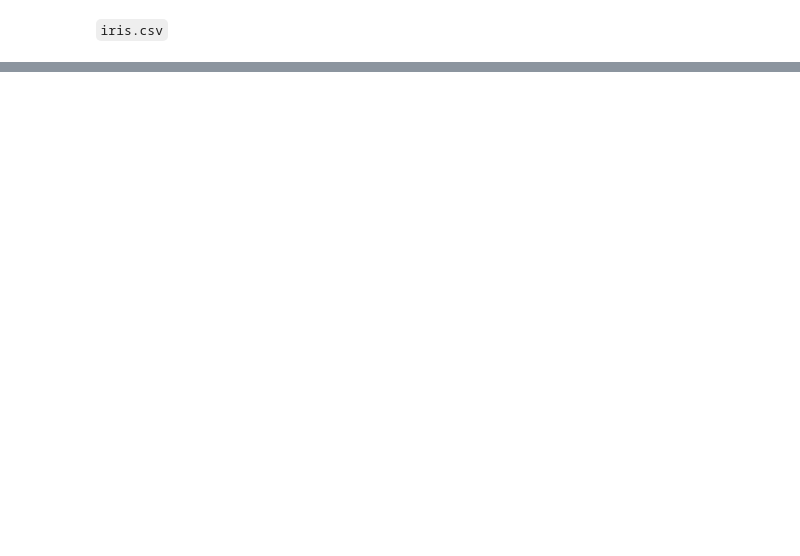
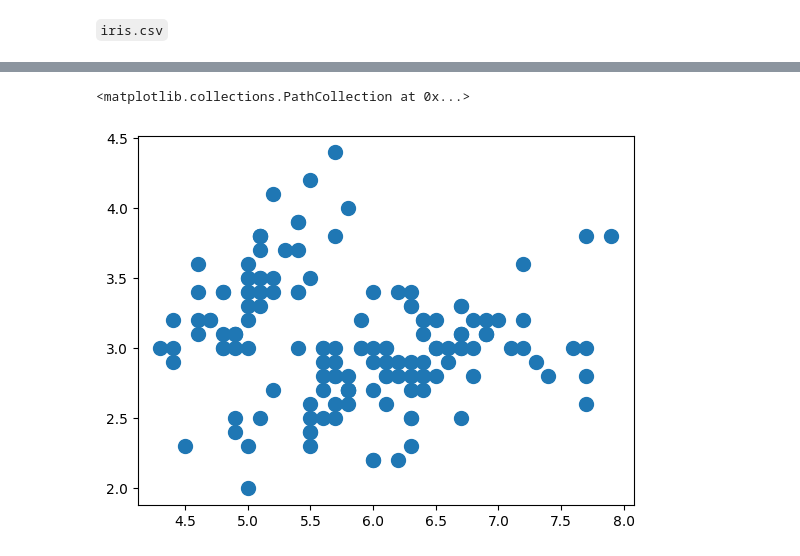
Before and after one commit to bintangsholu21/Pembelajaran-Mesin, a Jupyter notebook: Modul 7 - Clustering.ipynb, the cells around one changed output, grey strips where cells are left out. Cells and saved outputs as stored; diff of their text form; code cells hidden in the pictures; blank space fills up the shorter version.

```diff
--- a/Modul 7 - Clustering.ipynb
+++ b/Modul 7 - Clustering.ipynb
@@ -28,3 +26,13 @@ KMeans adalah satu metode unsupervised learning pada machine learning. Metode in
 *Perhitungan Manual KMeans*
 
 Pada modul jobsheet ini, kita akan langsung mempraktikkan pembuatan model KMeans dengan menggunakan python. Untuk modul pertama ini, kita akan menggunakan contoh kasus yang sederhana, yaitu dengan menggunakan dataset iris. Sedangkan untuk modul kedua, kita akan melakukan clustering dengan lebih advance, yaitu reduksi warna dengan data gambar
+# %%
+#Persiapan data
+import pandas as pd
+import numpy as np
+import matplotlib.pyplot as plt
+from sklearn.cluster import KMeans
+
+df = pd.read_csv('/content/drive/MyDrive/Machine Learning/iris.csv')
+
+df.head()
@@ -30,0 +46,8 @@ Pada modul jobsheet ini, kita akan langsung mempraktikkan pembuatan model KMeans
+# %%
+# Seleksi Fitur
+
+X = df.iloc[:, 1:-1]
+y = df.iloc[:, -1]
+
+print(X.head())
+print(y.head())
@@ -30,0 +67,9 @@ Pada modul jobsheet ini, kita akan langsung mempraktikkan pembuatan model KMeans
+# %%
+# Plot Data
+# Karena data 4 dimensi, maka akan kita coba
+# plot cluster berdasarkan Sepal Length dan Sepal Width  saja
+
+plt.scatter(X.iloc[:, 0], X.iloc[:, 1], s = 100)
+# %% [output]
+<matplotlib.collections.PathCollection at 0x...>
+[figure, added]
```
Also changed, not shown: parts of 10 cells of this notebook.
